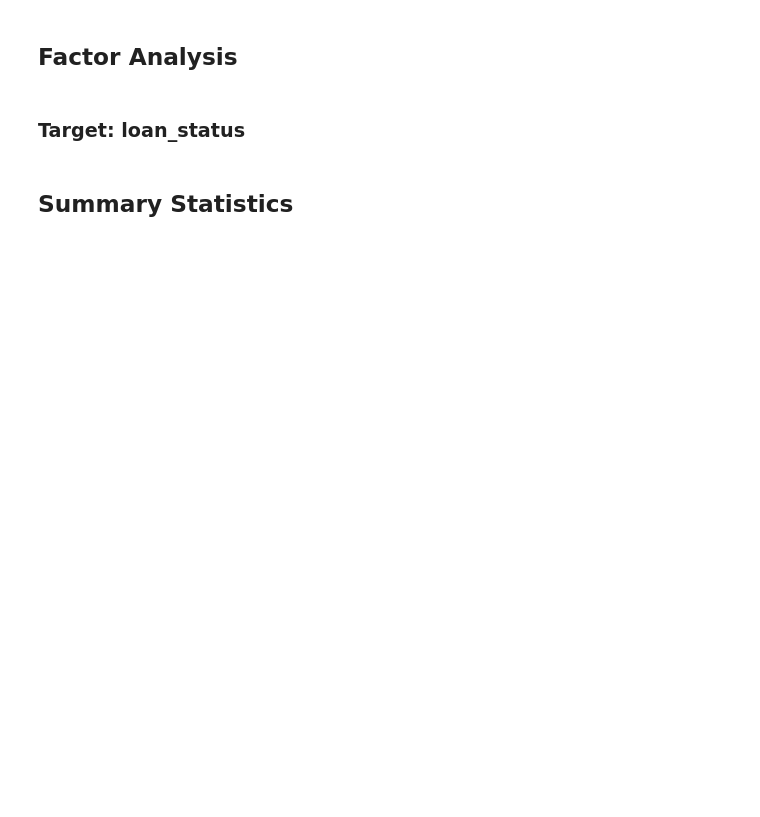
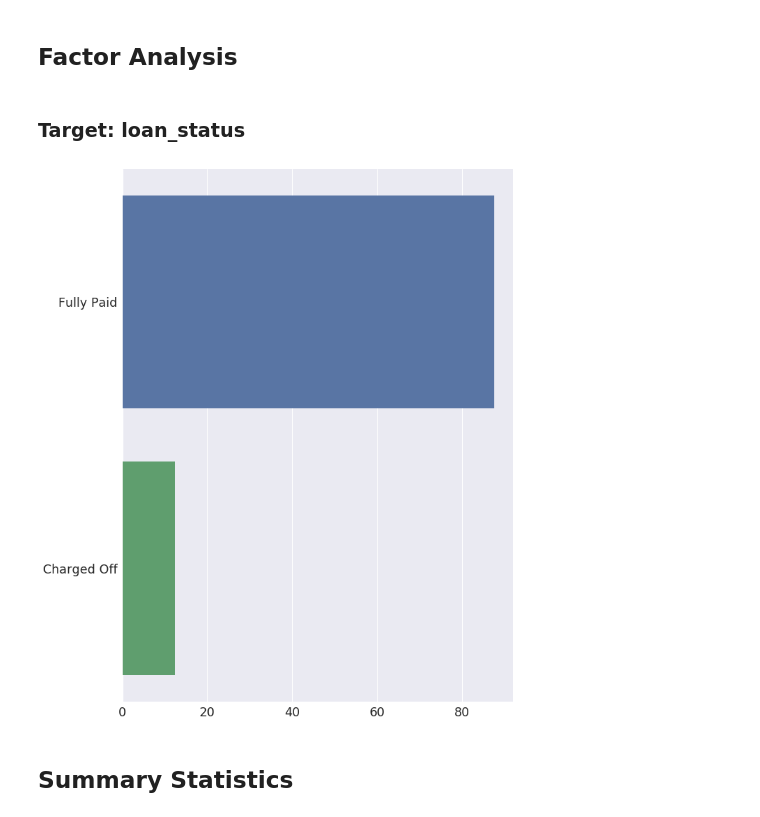
Before and after one commit to vnaidu/loan-default-classifier, a Jupyter notebook: notebooks/loan-status.ipynb, the cells around one changed output. Cells and saved outputs as stored; diff of their text form; code cells hidden in the pictures; blank space fills up the shorter version.

Commit message:
Update Project Notebook
Add proper discription and clean code.

```diff
--- a/notebooks/loan-status.ipynb
+++ b/notebooks/loan-status.ipynb
@@ -55,12 +70,3 @@ from src.vn_datasci.blagging import BlaggingClassifier
 from src.vn_datasci.skhelper import LearningModel, eval_db
 # %% [markdown]
 ### Notebook Config
-# %%
-pd.options.display.width = 80
-pd.options.display.max_columns = 100
-pd.options.display.max_rows = 100
-%matplotlib inline
-%config InlineBackend.figure_format='retina'
-#%config InlineBackend.figsize=(18,12)
-sns.set_style("darkgrid")
-sns.set_context("notebook", font_scale=1.5, rc={"lines.linewidth": 2.5})
@@ -69,3 +72,0 @@ jtplot.style(theme='monokai', figsize=(12, 8), context='notebook');
-# %%
-HTML(open("notebooks/custom_nb.css", "r").read())
-sns.set_palette("dark")
@@ -74,3 +73,15 @@ sns.set_palette("dark")
+# %%
+%matplotlib inline
+#%config figure_format='retina'
+plt.rcParams.update({'figure.figsize': (10, 14)})
+
+sns.set_context("notebook", font_scale=1.75, rc={"lines.linewidth": 1.25})
+sns.set_style("darkgrid")
+sns.set_palette("deep")
+
+pd.options.display.width = 80
+pd.options.display.max_columns = 50
+pd.options.display.max_rows = 50
 # %% [markdown]
 # Data Preprocessing
 # %% [markdown]
@@ -299,0 +315,3 @@ display(incomplete_stats)
+# %%
+processed_dataset = load_and_preprocess_data()
+incomplete_stats = calc_incomplete_stats(processed_dataset)
@@ -316,2 +336,6 @@ plot_pct_charged_off(dataset, 'purpose');
+# %%
+processed_dataset.pipe(plot_factor_pct, 'loan_status')
+# %% [output]
+[figure, added]
 # %% [markdown]
 ## Summary Statistics
```
Also changed, not shown: parts of 51 cells of this notebook.
